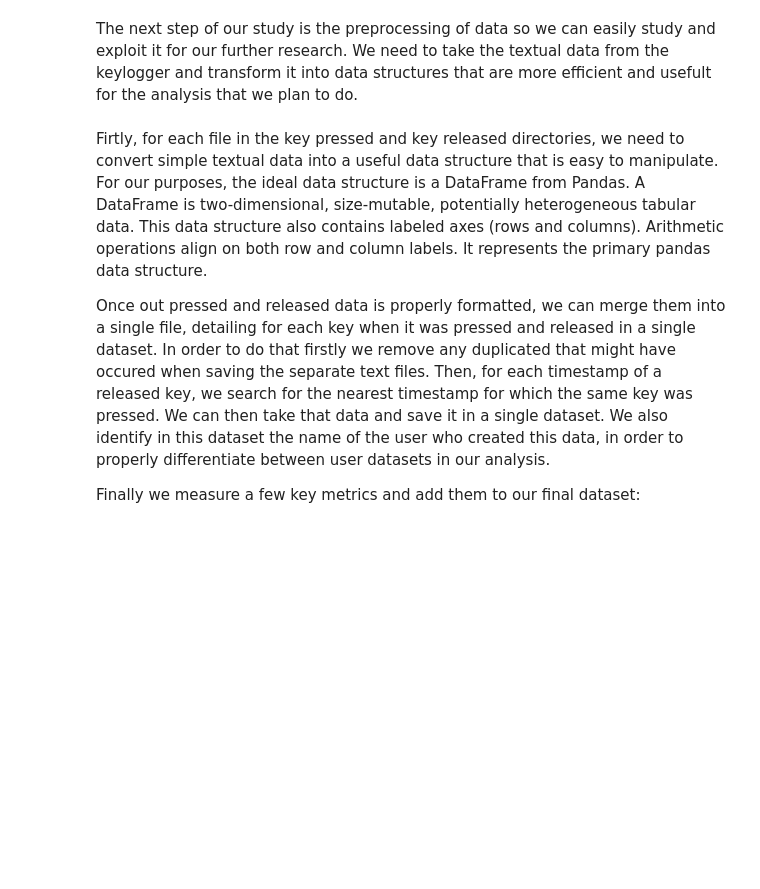
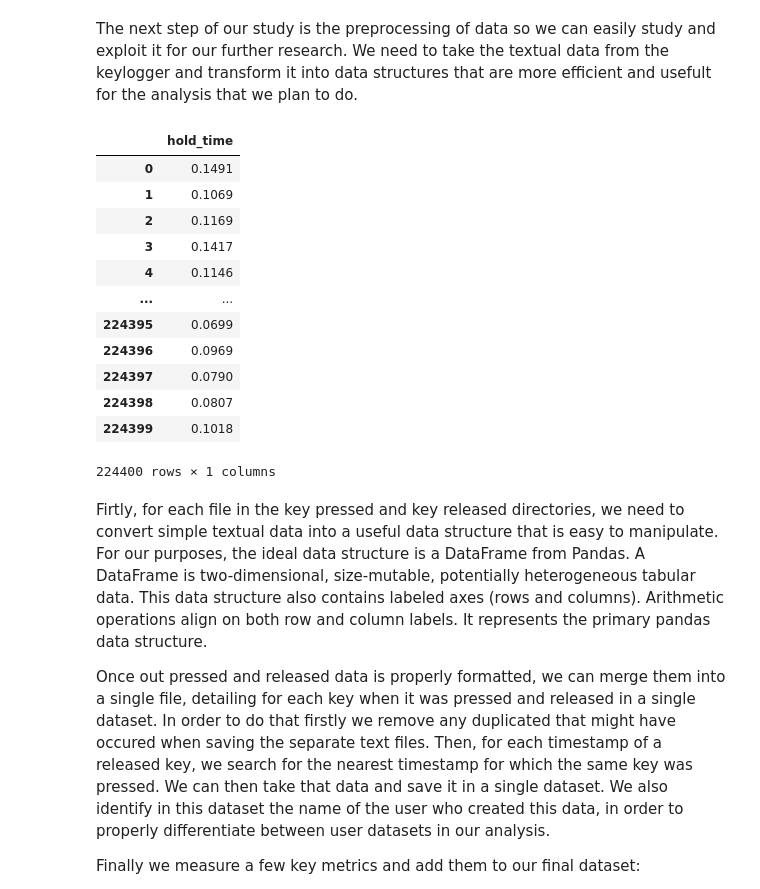
Before and after one commit to abremard/OT2_Data_Mining, a Jupyter notebook: main.ipynb, the cells around one changed output. Saved outputs shown, nothing was run; the diff lists cells and outputs as text; code cells hidden in the pictures; blank space fills up the shorter version.

```diff
--- a/main.ipynb
+++ b/main.ipynb
@@ -139,6 +137,34 @@ import sys
 import math
 
 from datetime import datetime
+# %%
+merged_dataframe = pd.DataFrame()
+data = pd.read_csv('datasets/benchmark/DSL-StrongPasswordData.csv')
+
+data_hold = data.filter(regex="H.")
+merged_dataframe['hold_time'] = data_hold.stack().reset_index()[0]
+
+data_press_press = data.filter=(regex="DD.")
+merged_dataframe['press_press_time'] = data_press_press.stack().reset_index()[0]
+
+data_press_release = data.filter=(regex="UD.")
+merged_dataframe['press_release_time'] = data_press_release.stack().reset_index()[0]
+
+merged_dataframe
+# %% [output]
+|  | hold_time |
+| 0 | 0.1491 |
+| 1 | 0.1069 |
+| 2 | 0.1169 |
+| 3 | 0.1417 |
+| 4 | 0.1146 |
+| ... | ... |
+| 224395 | 0.0699 |
+| 224396 | 0.0969 |
+| 224397 | 0.0790 |
+| 224398 | 0.0807 |
+| 224399 | 0.1018 |
+224400 rows × 1 columns
 # %% [markdown]
 Firtly, for each file in the key pressed and key released directories, we need to convert simple textual data into a useful data structure that is easy to manipulate. For our purposes, the ideal data structure is a DataFrame from Pandas.
 A DataFrame is two-dimensional, size-mutable, potentially heterogeneous tabular data. This data structure also contains labeled axes (rows and columns). Arithmetic operations align on both row and column labels. It represents the primary pandas data structure.
```
Also changed, not shown: parts of 20 cells of this notebook.
